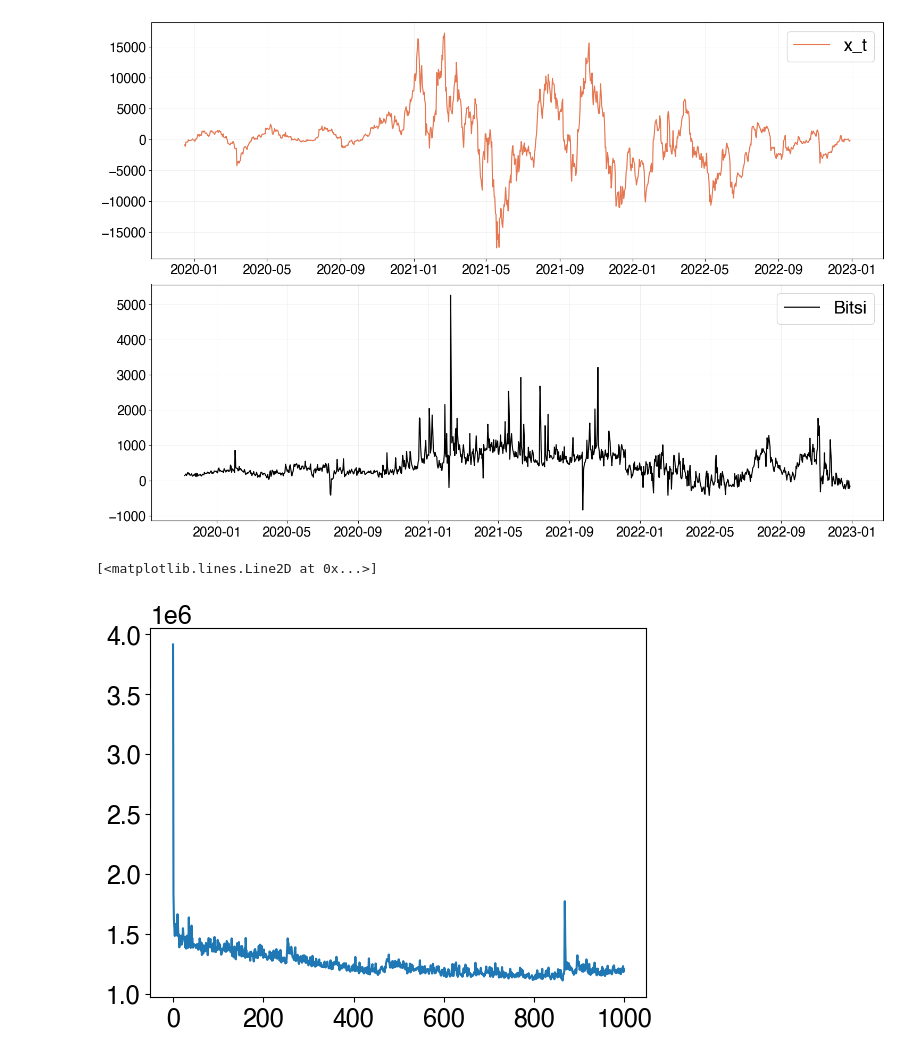
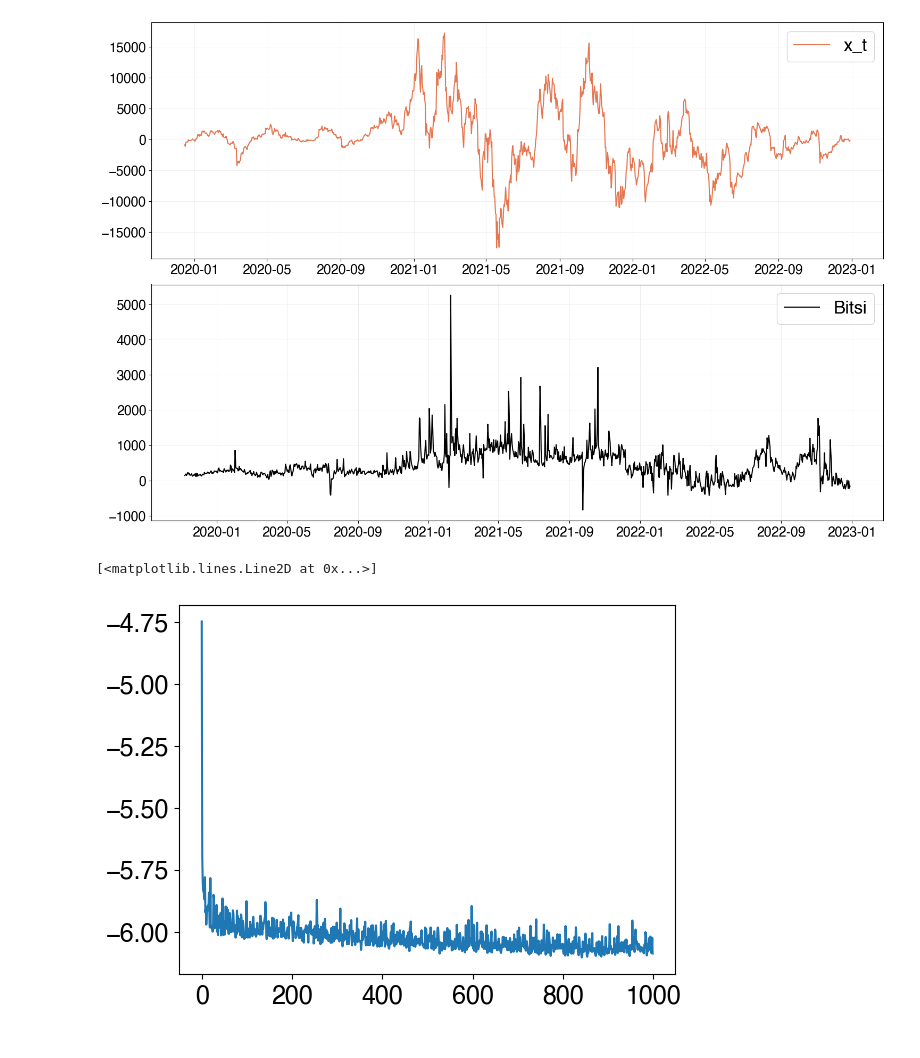
Before and after one commit to TommasoDF/Repo, a Jupyter notebook: Estimation/estimation_db.ipynb, the cells around one changed output. Cells and saved outputs as stored; diff of their text form; code cells hidden in the pictures.

```diff
--- a/Estimation/estimation_db.ipynb
+++ b/Estimation/estimation_db.ipynb
@@ -70,17 +70,18 @@ def create_estimation_df(df, a = 1.0):
     df_estimation = pd.DataFrame()
     #Divide each variable by 10000 to make the coefficients of the same order of magnitude
     df_estimation['fundamental'] = df['fundamental']
-    df_estimation['y'] = df['BTC_dev']#/df['fundamental']
-    df_estimation['x0'] = ((df['BITSI'].shift(0)))#/df['fundamental']
-    df_estimation['x1'] = (df['BTC_dev'].shift(1))#/ df['fundamental']
-    df_estimation['x2'] = ((df['BITSI']).shift(2))
-    df_estimation['x3'] = (df['BTC_dev'].shift(3))
-    df_estimation['x4'] = (df['BTC_dev'].shift(1))
-    df_estimation['x5'] = (df['BTC_dev'].shift(2))
+    df_estimation['y'] = df['BTC_dev']/df['fundamental']
+    df_estimation['x0'] = (df['BTC_dev'].shift(1))/df['fundamental']
+    df_estimation['x1'] = (df['BTC_dev'].shift(2))/df['fundamental'].shift(2)
+    df_estimation['x2'] = (df['BTC_dev'].shift(3))/df['fundamental'].shift(2)
+    df_estimation['x3'] = ((df['BITSI']).shift(0))/df['fundamental']
+    df_estimation['x4'] = ((df['BITSI']).shift(1))/df['fundamental'].shift(2)
+    df_estimation['x5'] = ((df['BITSI']).shift(2))/df['fundamental'].shift(2)
     df_estimation['x6'] = (df['Rf'])
-    df_estimation['x7'] = (df['Rf'].shift(2))
-    df_estimation['x8'] = a * (df['fundamental'].shift(3))**2
-    df_estimation['y_ML'] = df['BTC_dev'].shift(-1)
+    df_estimation['x7'] = (df['Rf'].shift(1))
+    df_estimation['x8'] = (df['Rf'].shift(2))
+    df_estimation['x12'] = (df['BTC_dev'].shift(1))/df['fundamental'].shift(2) #copying it to use it in the profits
+    df_estimation['y_ML'] = df['BTC_dev'].shift(-1)/df['fundamental']
     df_estimation = df_estimation.dropna()
     return df_estimation
 
@@ -90,9 +91,9 @@ df_estimation = create_estimation_df(df_raw)
 df_estimation.to_csv(data_folder + '/df_estimation.csv')
 # %%
 #Define the data for the LSTM
-X = df_estimation[['x0','x1','x2','x3', 'x5', 'x6']].values
+X = df_estimation[['x0','x1','x2','x3','x4', 'x5', 'x6', 'x7', 'x8']].values
 #sum X across the columns
-y = df_estimation['y'].values
+y = df_estimation['y_ML'].values
 
 # Reshape the input data to be 3D (samples, time steps, features)
 X = X.reshape((X.shape[0], 1, X.shape[1]))
@@ -110,10 +111,10 @@ model.optimizer.lr = 0.01
 # %%
 # Train the model
 model.fit(X, y, epochs=1000, verbose=0)
 
 # show the loss of the model
-plt.plot(model.history.history['loss'], label='train')
+plt.plot(np.log(model.history.history['loss']), label='train')
 # %% [output]
 [<matplotlib.lines.Line2D at 0x...>]
-[figure, old version]
+[figure, new version]
 # %%
```
Also changed, not shown: parts of 6 cells of this notebook, 29 other files.
